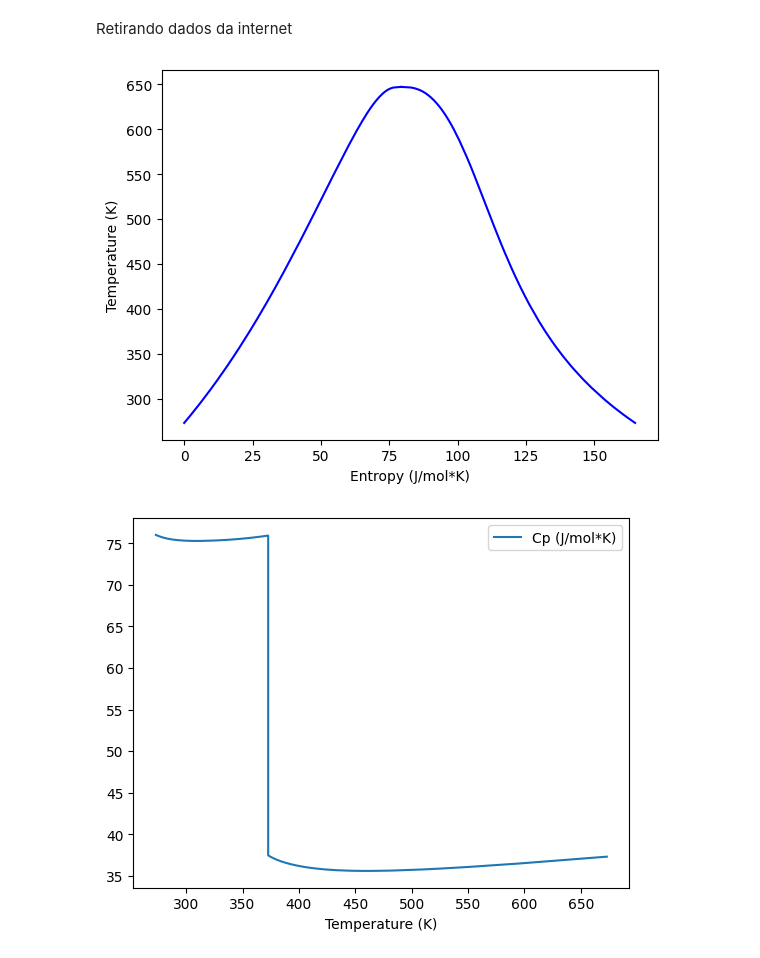
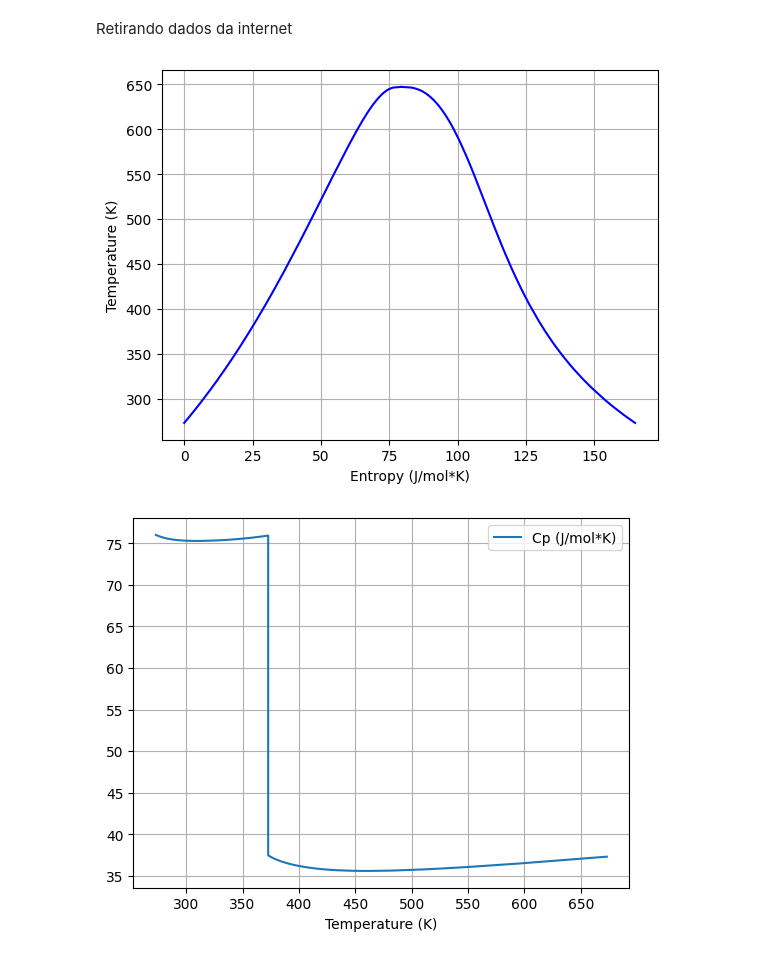
Before and after one commit to guilhermeilum/termo, a Jupyter notebook: desafio4_em_progresso.ipynb, the cells around one changed output. Cells and saved outputs as stored; diff of their text form; code cells hidden in the pictures.

Commit message:
grids

```diff
--- a/desafio4_em_progresso.ipynb
+++ b/desafio4_em_progresso.ipynb
@@ -676,15 +676,17 @@ plt.plot(liquid_phase_data["Entropy (J/mol*K)"],liquid_phase_data["Temperature (
 plt.plot(vapor_phase_data["Entropy (J/mol*K)"],vapor_phase_data["Temperature (K)"], "b")
 plt.xlabel("Entropy (J/mol*K)")
 plt.ylabel("Temperature (K)")
+plt.grid()
 plt.show()
 # %% [output]
-[figure, old version]
+[figure, new version]
 # %%
 dados_isobaricos = pd.read_csv("dados/dados_isobaricos.txt",sep="\t")
 dados_isobaricos.plot(x = "Temperature (K)",y="Cp (J/mol*K)")
+plt.grid()
 plt.show()
 # %% [output]
-[figure, old version]
+[figure, new version]
 # %%
 def massa_agua(lista_int, Q, df):
     massa_lista = []
```
Also changed, not shown: parts of 1 cell of this notebook.
